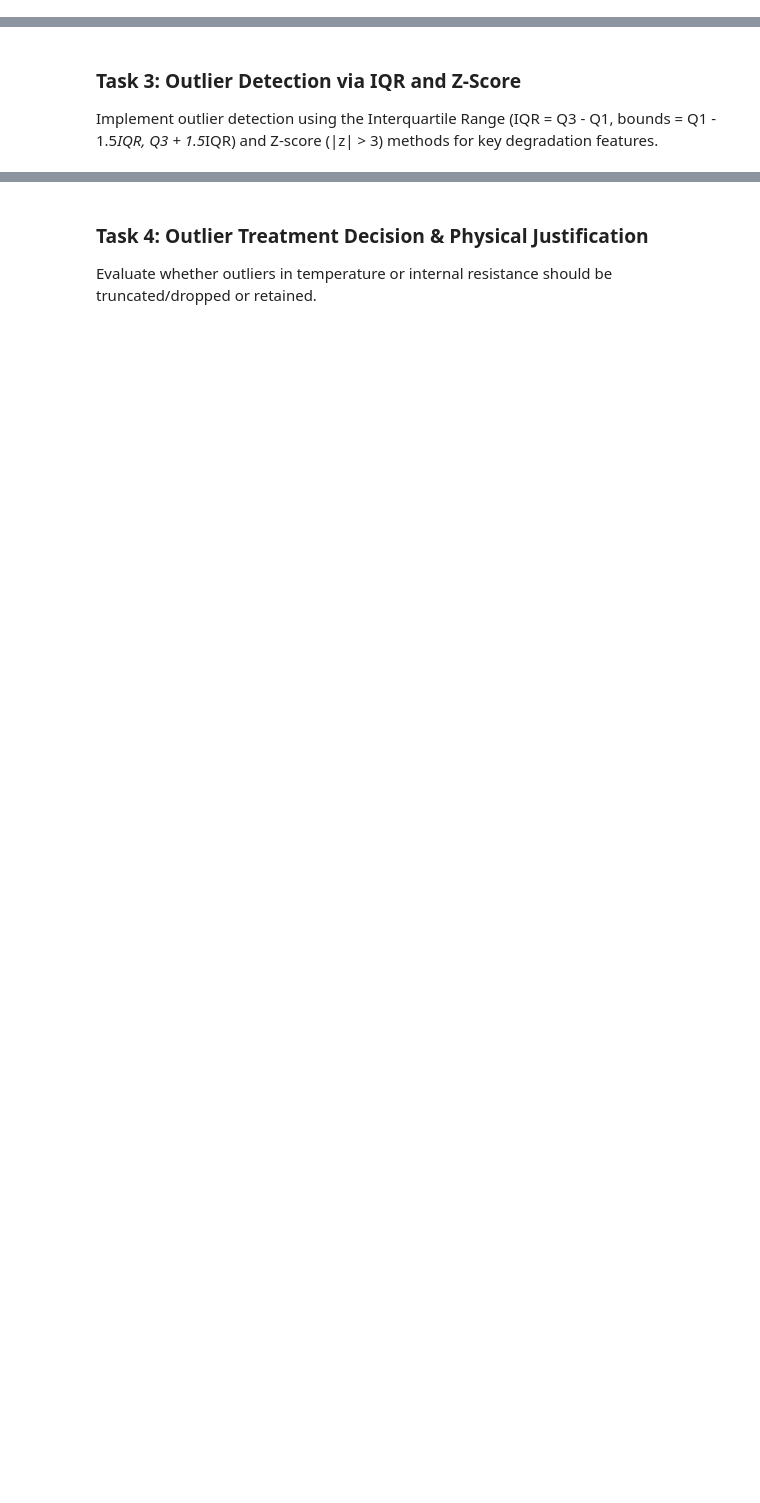
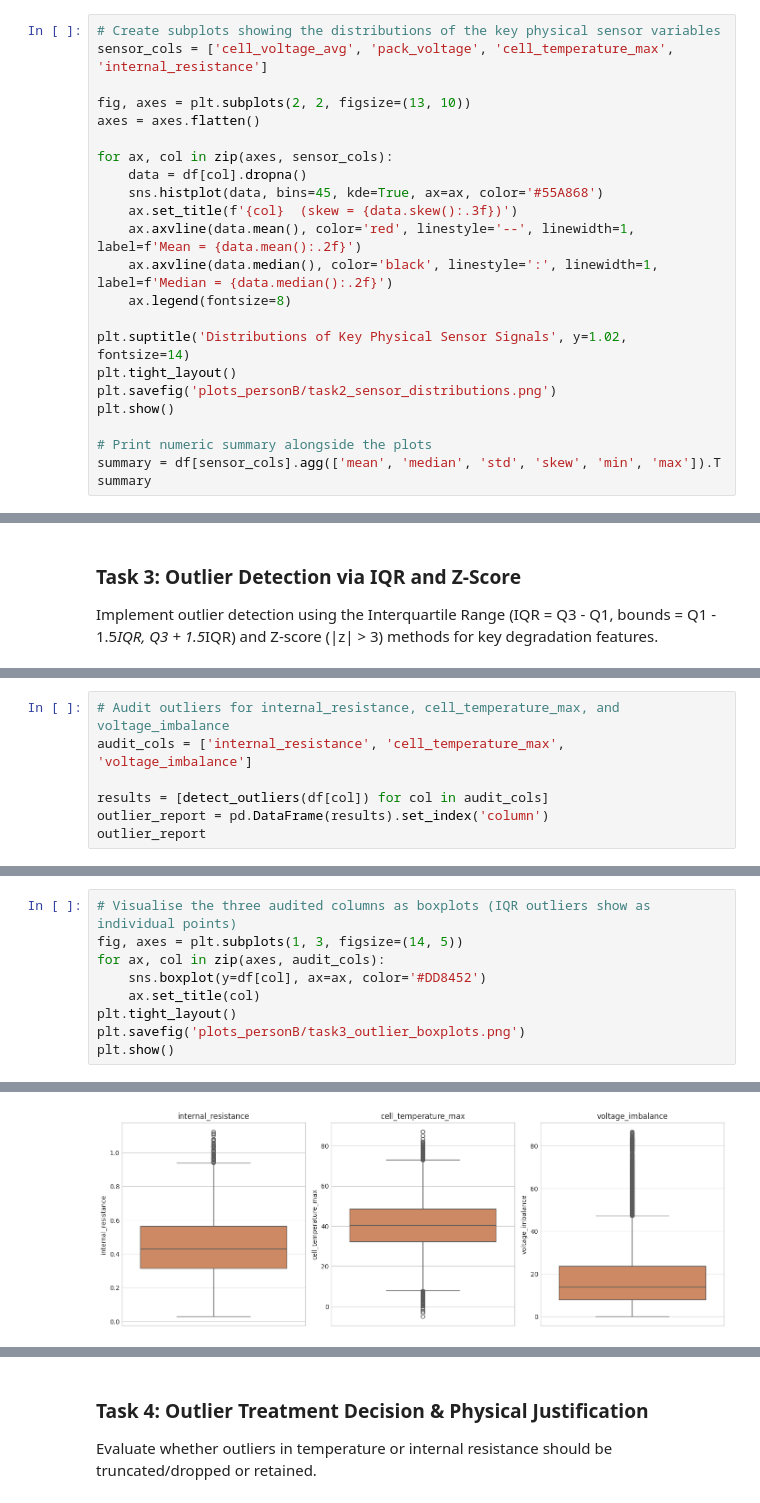
Before and after one commit to chenuka10/EV_Battery_PHM, a Jupyter notebook: notebooks/02_distributions_outliers_personB.ipynb, the cells around one changed output, grey strips where cells are left out. Cells and saved outputs as stored; diff of their text form; blank space fills up the shorter version.

```diff
--- a/notebooks/02_distributions_outliers_personB.ipynb
+++ b/notebooks/02_distributions_outliers_personB.ipynb
@@ -50,0 +122,23 @@ Plot univariate distributions for key physical telemetry signals: `cell_voltage_
+# %%
+# Create subplots showing the distributions of the key physical sensor variables
+sensor_cols = ['cell_voltage_avg', 'pack_voltage', 'cell_temperature_max', 'internal_resistance']
+
+fig, axes = plt.subplots(2, 2, figsize=(13, 10))
+axes = axes.flatten()
+
+for ax, col in zip(axes, sensor_cols):
+    data = df[col].dropna()
+    sns.histplot(data, bins=45, kde=True, ax=ax, color='#55A868')
+    ax.set_title(f'{col}  (skew = {data.skew():.3f})')
+    ax.axvline(data.mean(), color='red', linestyle='--', linewidth=1, label=f'Mean = {data.mean():.2f}')
+    ax.axvline(data.median(), color='black', linestyle=':', linewidth=1, label=f'Median = {data.median():.2f}')
+    ax.legend(fontsize=8)
+
+plt.suptitle('Distributions of Key Physical Sensor Signals', y=1.02, fontsize=14)
+plt.tight_layout()
+plt.savefig('plots_personB/task2_sensor_distributions.png')
+plt.show()
+
+# Print numeric summary alongside the plots
+summary = df[sensor_cols].agg(['mean', 'median', 'std', 'skew', 'min', 'max']).T
+summary
@@ -61,0 +221,7 @@ Implement outlier detection using the Interquartile Range (IQR = Q3 - Q1, bounds
+# %%
+# Audit outliers for internal_resistance, cell_temperature_max, and voltage_imbalance
+audit_cols = ['internal_resistance', 'cell_temperature_max', 'voltage_imbalance']
+
+results = [detect_outliers(df[col]) for col in audit_cols]
+outlier_report = pd.DataFrame(results).set_index('column')
+outlier_report
@@ -61,0 +234,10 @@ Implement outlier detection using the Interquartile Range (IQR = Q3 - Q1, bounds
+# %%
+# Visualise the three audited columns as boxplots (IQR outliers show as individual points)
+fig, axes = plt.subplots(1, 3, figsize=(14, 5))
+for ax, col in zip(axes, audit_cols):
+    sns.boxplot(y=df[col], ax=ax, color='#DD8452')
+    ax.set_title(col)
+plt.tight_layout()
+plt.savefig('plots_personB/task3_outlier_boxplots.png')
+plt.show()
+# %% [output]
@@ -61,0 +261 @@ Implement outlier detection using the Interquartile Range (IQR = Q3 - Q1, bounds
+[figure, added]
```
Also changed, not shown: parts of 22 cells of this notebook.
